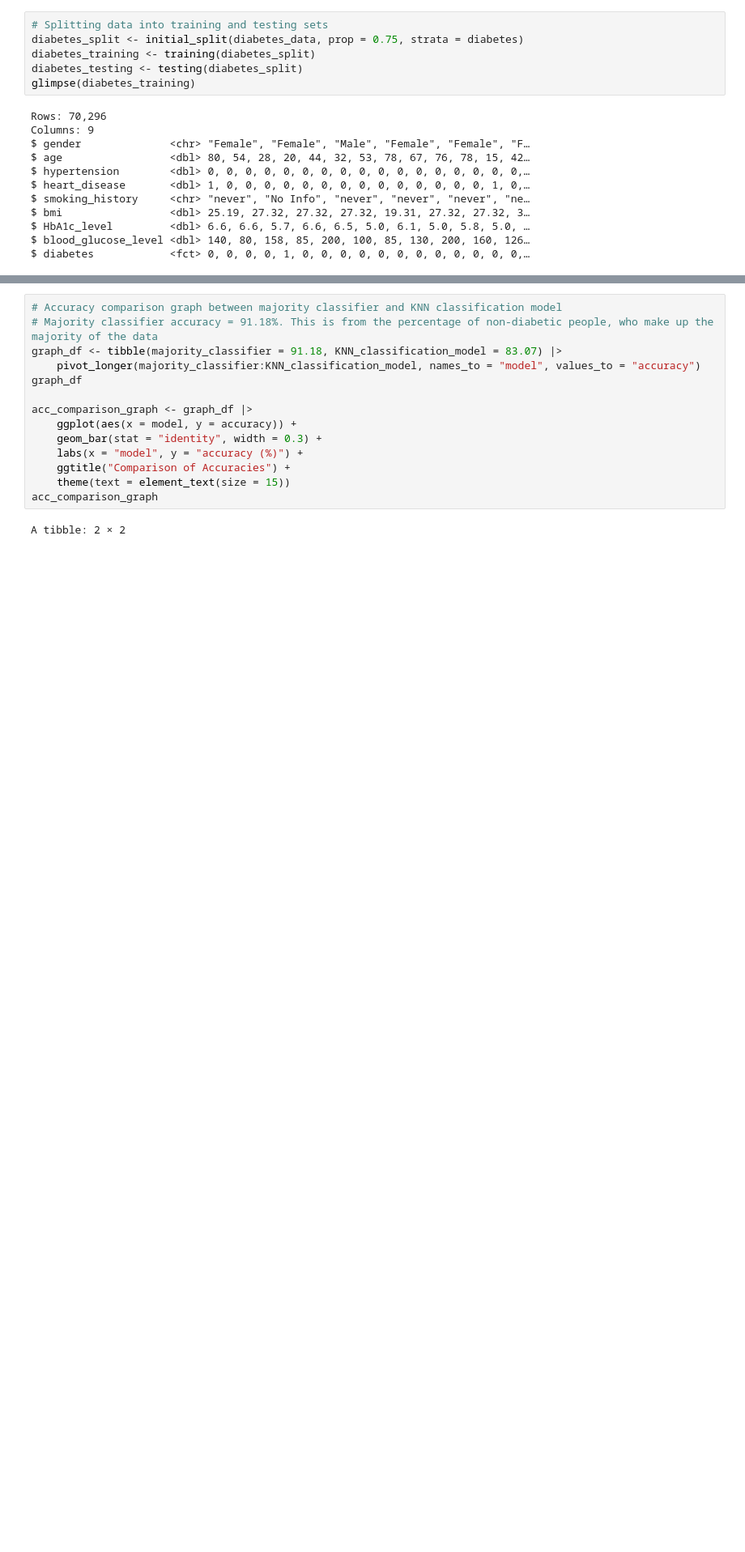
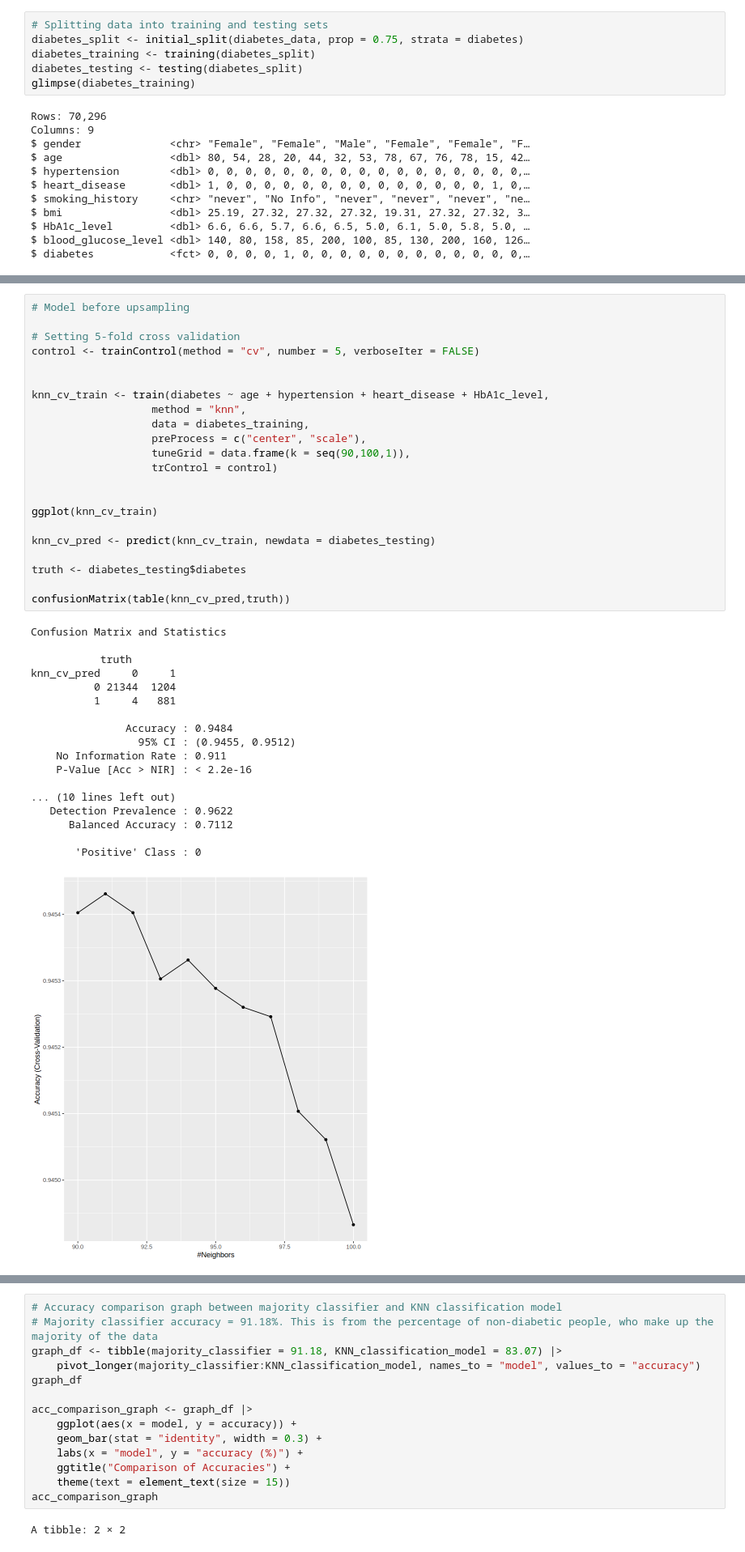
Before and after one commit to florencesanjaya/DSCI-100-2023w1-group-36, a Jupyter notebook: DSCI100_Group36_FinalReport.ipynb, the cells around one changed output, grey strips where cells are left out. Shown at 81% size. Saved outputs shown, nothing was run; the diff lists cells and outputs as text; blank space fills up the shorter version.

```diff
--- a/DSCI100_Group36_FinalReport.ipynb
+++ b/DSCI100_Group36_FinalReport.ipynb
@@ -133,0 +156,41 @@ $ diabetes            <fct> 0, 0, 0, 0, 1, 0, 0, 0, 0, 0, 0, 0, 0, 0, 0, 0, 0,
+# %%
+# Model before upsampling
+
+# Setting 5-fold cross validation
+control <- trainControl(method = "cv", number = 5, verboseIter = FALSE)
+
+
+knn_cv_train <- train(diabetes ~ age + hypertension + heart_disease + HbA1c_level,
+                   method = "knn",
+                   data = diabetes_training,
+                   preProcess = c("center", "scale"),
+                   tuneGrid = data.frame(k = seq(90,100,1)),
+                   trControl = control)
+
+
+ggplot(knn_cv_train)
+
+knn_cv_pred <- predict(knn_cv_train, newdata = diabetes_testing)
+
+truth <- diabetes_testing$diabetes
+
+confusionMatrix(table(knn_cv_pred,truth))
+# %% [output]
+Confusion Matrix and Statistics
+
+           truth
+knn_cv_pred     0     1
+          0 21344  1204
+          1     4   881
+
+               Accuracy : 0.9484
+                 95% CI : (0.9455, 0.9512)
+    No Information Rate : 0.911
+    P-Value [Acc > NIR] : < 2.2e-16
+
+... (10 lines left out)
+   Detection Prevalence : 0.9622
+      Balanced Accuracy : 0.7112
+
+       'Positive' Class : 0
+[figure, added]
```
Also changed, not shown: parts of 10 cells of this notebook.
